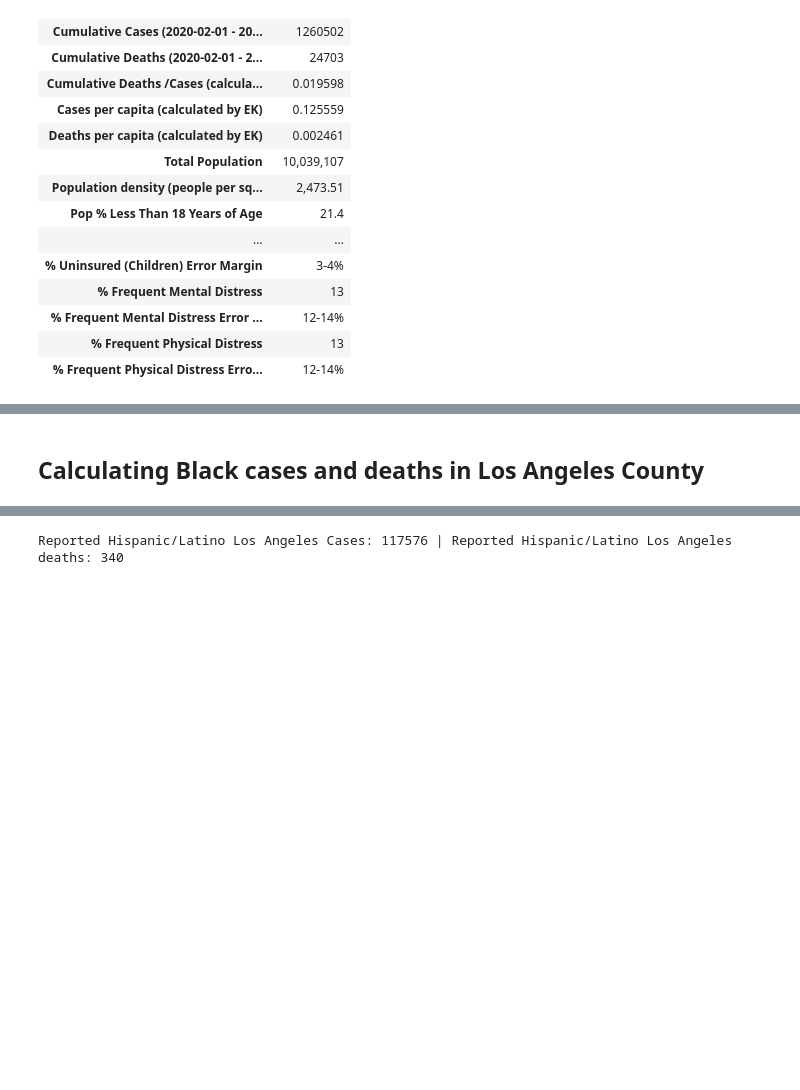
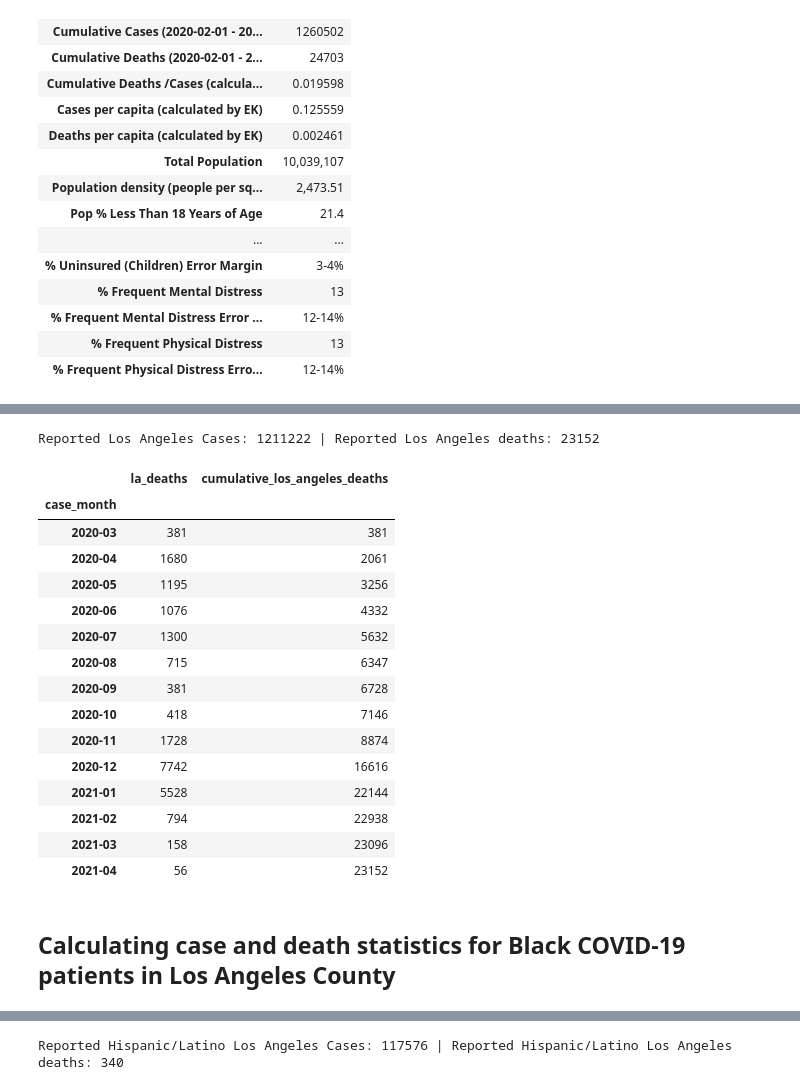
Before and after one commit to kevogil/covid-analysis, a Jupyter notebook: Notebooks/Analysis_And_Visualizations/percentage_deaths_vs_population_percentage.ipynb, the cells around one changed output, grey strips where cells are left out. Saved outputs shown, nothing was run; the diff lists cells and outputs as text; code cells hidden in the pictures; blank space fills up the shorter version.

```diff
--- a/Notebooks/Analysis_And_Visualizations/percentage_deaths_vs_population_percentage.ipynb
+++ b/Notebooks/Analysis_And_Visualizations/percentage_deaths_vs_population_percentage.ipynb
@@ -105,2 +67,56 @@ IndexError: single positional indexer is out-of-bounds
+# %%
+# Isolate rows pertaining to Los Angles County
+los_angeles_case_surveillance_df = pd.DataFrame(ca_case_surveillance_clean_df.loc[ca_case_surveillance_clean_df["res_county"] == "LOS ANGELES"])
+
+# Find the number of COVID-19 cases in Los Angeles County
+cases_los_angeles = los_angeles_case_surveillance_df.shape[0]
+
+# Find the number of COVID-19 deaths in Los Angeles County
+deaths_los_angeles = los_angeles_case_surveillance_df.loc[los_angeles_case_surveillance_df["death_yn"] == "Yes"].shape[0]
+
+# Find the number of COVID-19 deaths each month in Los Angeles County
+los_angeles_deaths_by_month_df = pd.DataFrame(los_angeles_case_surveillance_df[["case_month","death_yn"]]
+                                                 .loc[los_angeles_case_surveillance_df[["case_month","death_yn"]]["death_yn"] == "Yes"]
+                                                 .groupby(by="case_month").count())
+
+# Rename "death_yn" column to "la_deaths"
+los_angeles_deaths_by_month_df = los_angeles_deaths_by_month_df.rename(columns={"death_yn" : "la_deaths"})
+
+# Calculate cumulative COVID-19 deaths each month in Los Angeles County
+los_angeles_deaths_by_month_series = los_angeles_deaths_by_month_df["la_deaths"]
+
+cumulative_los_angeles_deaths = [los_angeles_deaths_by_month_series.iloc[0]]
+current_month_cumulative_la_deaths = los_angeles_deaths_by_month_series.iloc[0]
+
+for idx in range(len(los_angeles_deaths_by_month_df)-1):
+    current_month_cumulative_la_deaths = current_month_cumulative_la_deaths + los_angeles_deaths_by_month_series[idx+1]
+    cumulative_los_angeles_deaths.append(current_month_cumulative_la_deaths)
+
+# Add monthly cumulative deaths to Los Angeles County deaths dataframe
+los_angeles_deaths_by_month_df["cumulative_los_angeles_deaths"] = cumulative_los_angeles_deaths
+
+# Print total Los Angles County cases and deaths
+print(f"Reported Los Angeles Cases: {cases_los_angeles} | Reported Los Angeles deaths: {deaths_los_angeles}")
+
+# Show Los Angeles County deaths dataframe
+los_angeles_deaths_by_month_df
+# %% [output]
+Reported Los Angeles Cases: 1211222 | Reported Los Angeles deaths: 23152
+|  | la_deaths | cumulative_los_angeles_deaths |
+| case_month |  |  |
+| 2020-03 | 381 | 381 |
+| 2020-04 | 1680 | 2061 |
+| 2020-05 | 1195 | 3256 |
+| 2020-06 | 1076 | 4332 |
+| 2020-07 | 1300 | 5632 |
+| 2020-08 | 715 | 6347 |
+| 2020-09 | 381 | 6728 |
+| 2020-10 | 418 | 7146 |
+| 2020-11 | 1728 | 8874 |
+| 2020-12 | 7742 | 16616 |
+| 2021-01 | 5528 | 22144 |
+| 2021-02 | 794 | 22938 |
+| 2021-03 | 158 | 23096 |
+| 2021-04 | 56 | 23152 |
 # %% [markdown]
-## Calculating Black cases and deaths in Los Angeles County
+## Calculating case and death statistics for Black COVID-19 patients in Los Angeles County
```
Also changed, not shown: parts of 16 cells of this notebook.
